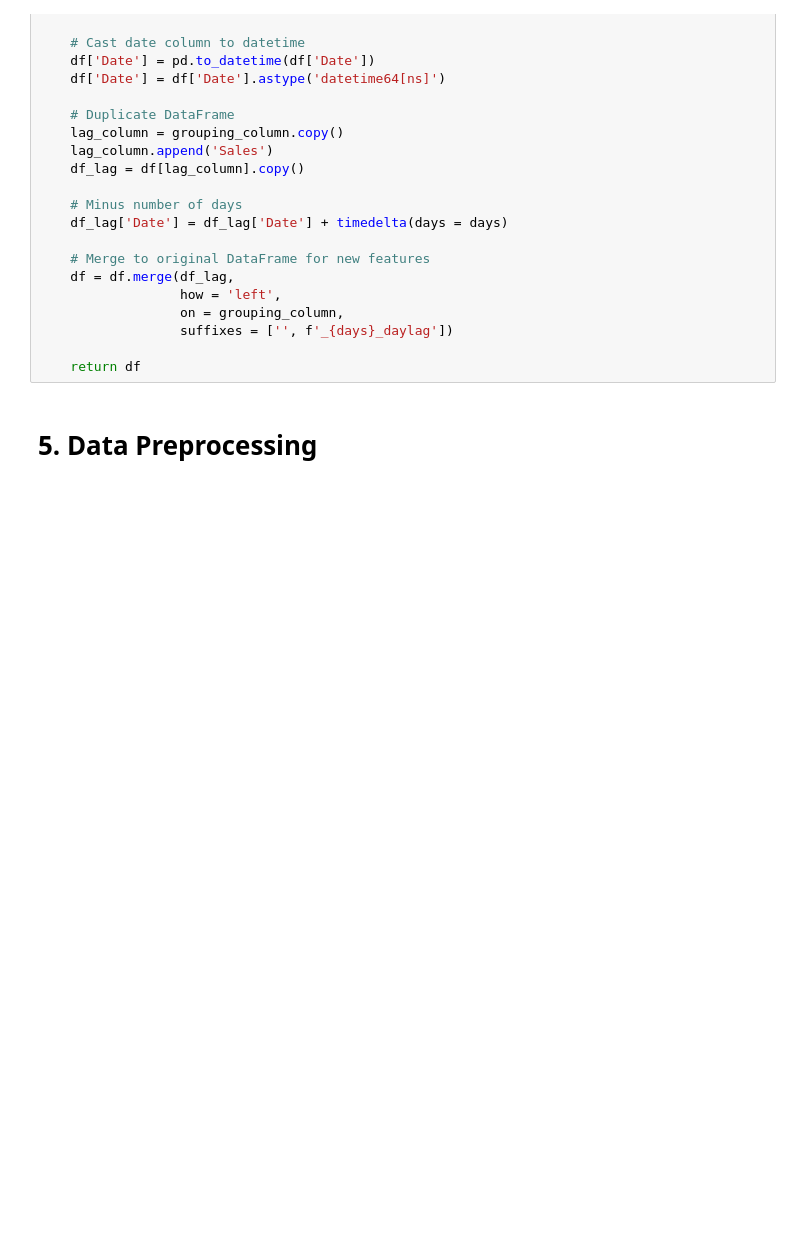
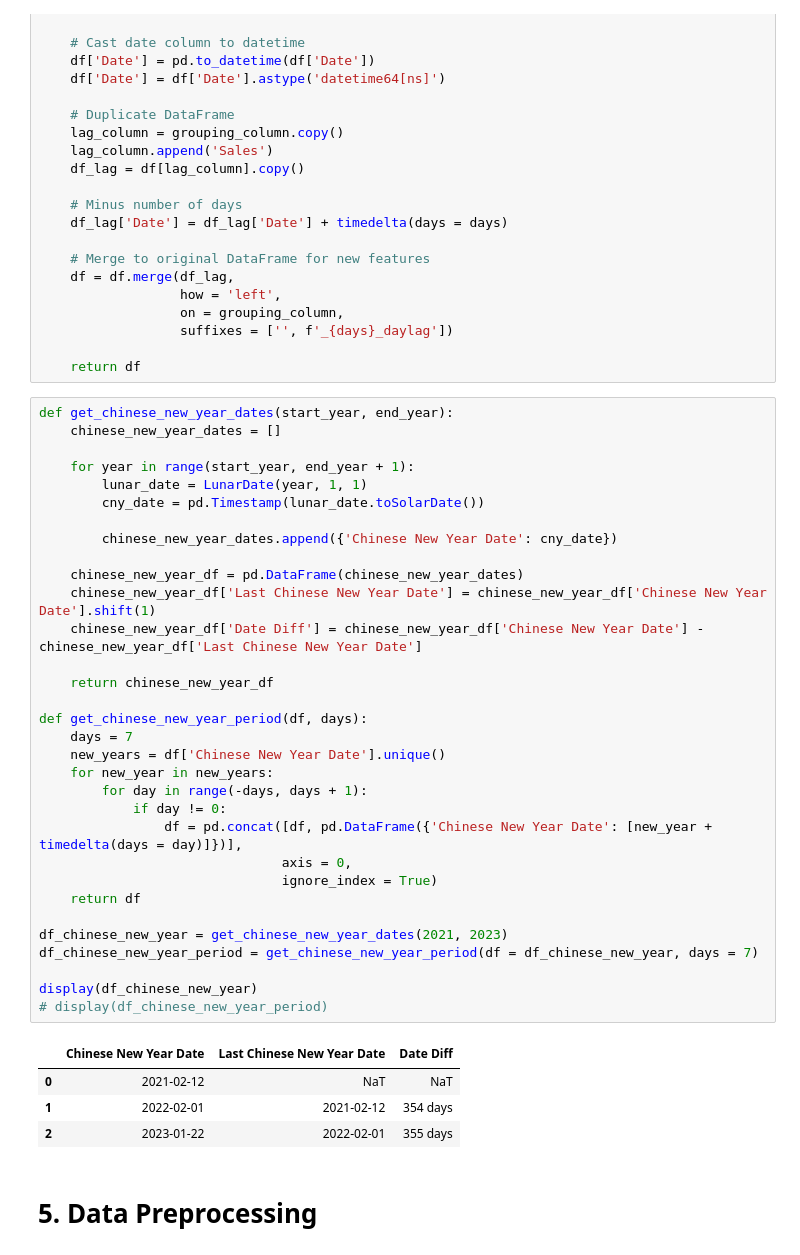
Before and after one commit to prattapong/Data-Science-Portfolio, a Jupyter notebook: Projects/Supermaket Sales Data/code/1.2 XGBoost Feature Engineering and Training over Category.ipynb, the cells around one changed output. Cells and saved outputs as stored; diff of their text form; blank space fills up the shorter version.

```diff
--- a/Projects/Supermaket Sales Data/code/1.2 XGBoost Feature Engineering and Training over Category.ipynb
+++ b/Projects/Supermaket Sales Data/code/1.2 XGBoost Feature Engineering and Training over Category.ipynb
@@ -127,6 +128,43 @@ def create_days_lag_feature(df: pd.DataFrame,
                   suffixes = ['', f'_{days}_daylag'])
 
     return df
+# %%
+def get_chinese_new_year_dates(start_year, end_year):
+    chinese_new_year_dates = []
+
+    for year in range(start_year, end_year + 1):
+        lunar_date = LunarDate(year, 1, 1)
+        cny_date = pd.Timestamp(lunar_date.toSolarDate())
+
+        chinese_new_year_dates.append({'Chinese New Year Date': cny_date})
+
+    chinese_new_year_df = pd.DataFrame(chinese_new_year_dates)
+    chinese_new_year_df['Last Chinese New Year Date'] = chinese_new_year_df['Chinese New Year Date'].shift(1)
+    chinese_new_year_df['Date Diff'] = chinese_new_year_df['Chinese New Year Date'] - chinese_new_year_df['Last Chinese New Year Date']
+
+    return chinese_new_year_df
+
+def get_chinese_new_year_period(df, days):
+    days = 7
+    new_years = df['Chinese New Year Date'].unique()
+    for new_year in new_years:
+        for day in range(-days, days + 1):
+            if day != 0:
+                df = pd.concat([df, pd.DataFrame({'Chinese New Year Date': [new_year + timedelta(days = day)]})],
+                               axis = 0,
+                               ignore_index = True)
+    return df
+
+df_chinese_new_year = get_chinese_new_year_dates(2021, 2023)
+df_chinese_new_year_period = get_chinese_new_year_period(df = df_chinese_new_year, days = 7)
+
+display(df_chinese_new_year)
+# display(df_chinese_new_year_period)
+# %% [output]
+|  | Chinese New Year Date | Last Chinese New Year Date | Date Diff |
+| 0 | 2021-02-12 | NaT | NaT |
+| 1 | 2022-02-01 | 2021-02-12 | 354 days |
+| 2 | 2023-01-22 | 2022-02-01 | 355 days |
 # %% [markdown]
 # 5. Data Preprocessing
 # %% [markdown]
```
Also changed, not shown: parts of 4 cells of this notebook, 1 other file.
